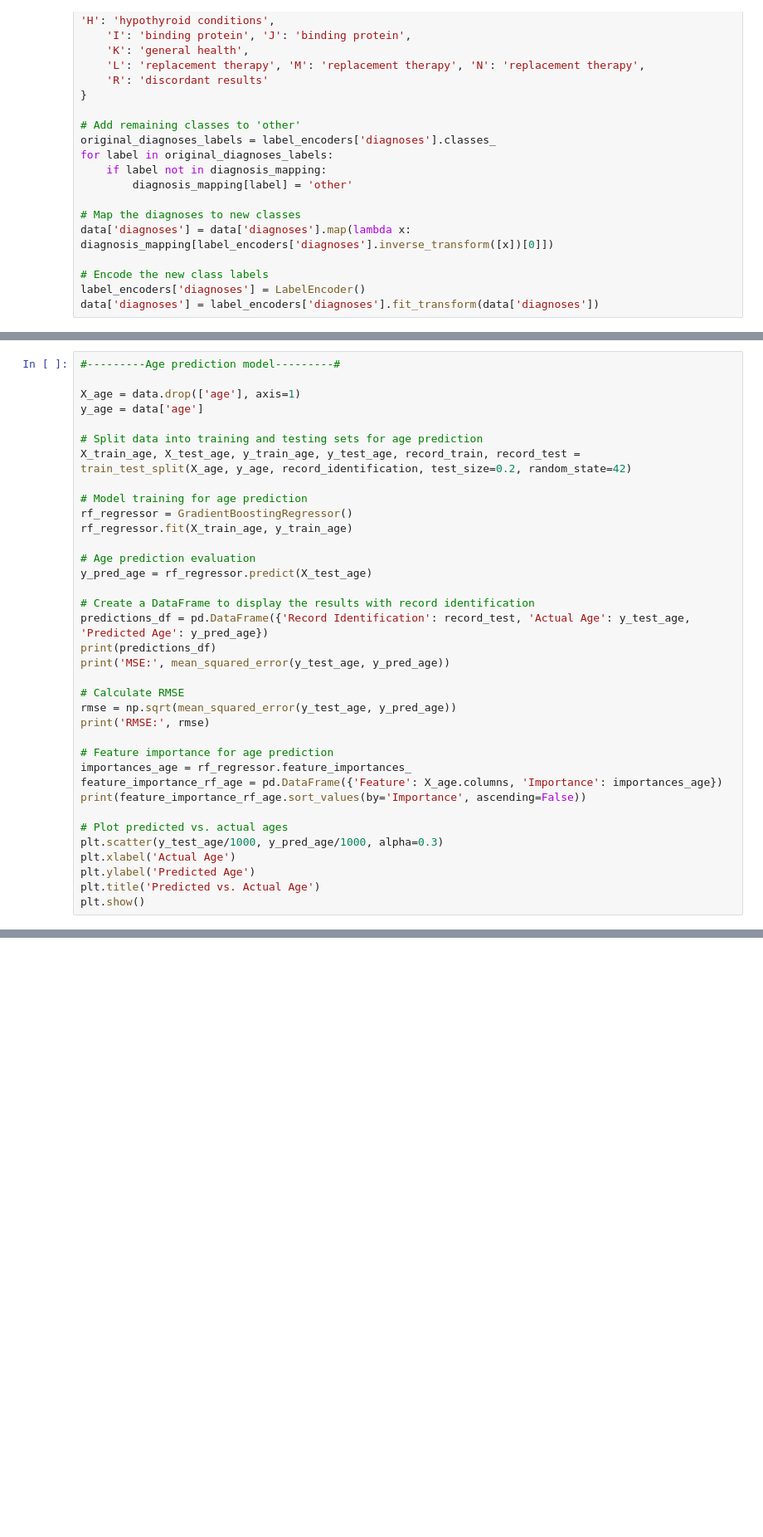
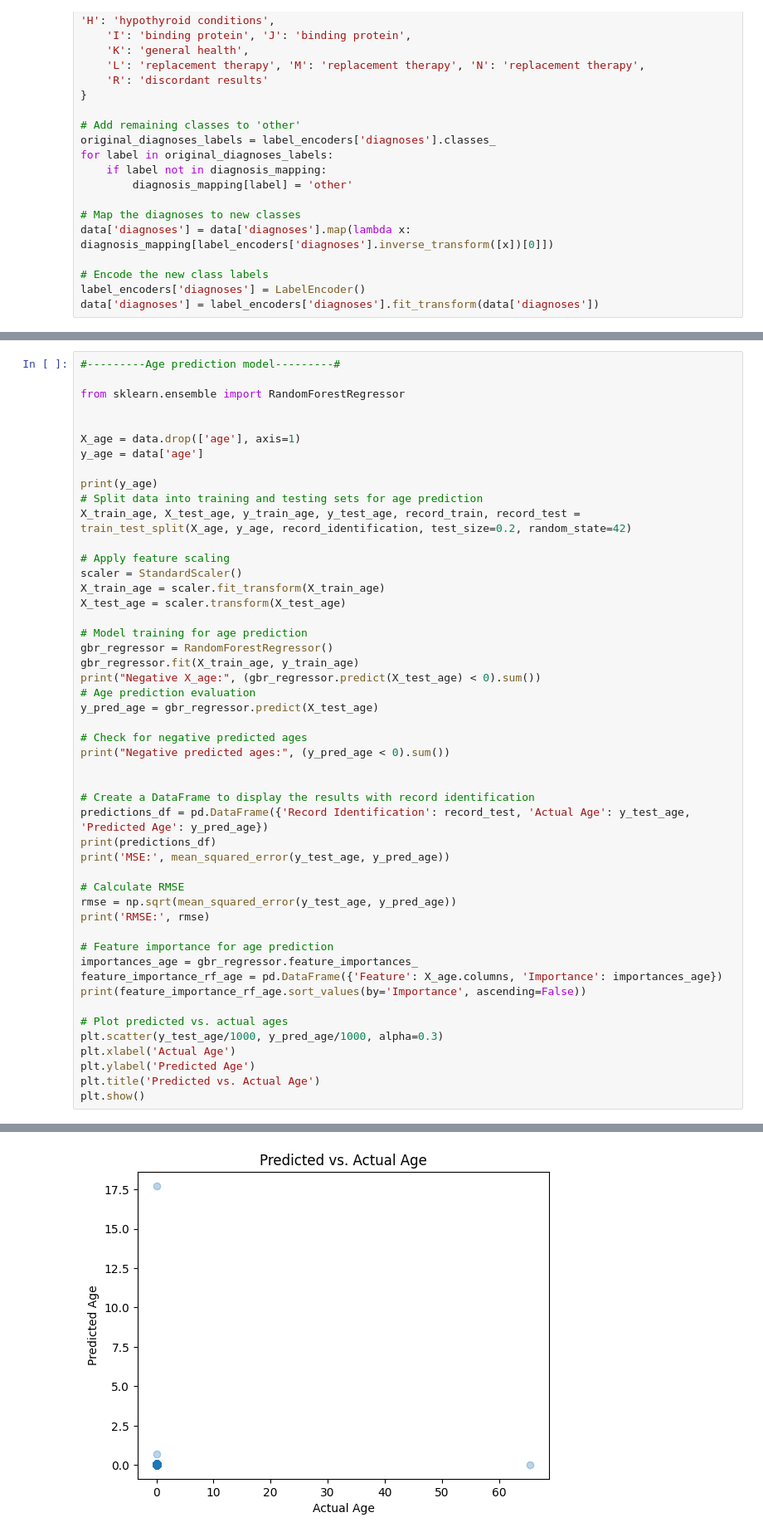
Before and after one commit to PedroMarques321/projeto_EC, a Jupyter notebook: projeto.ipynb, the cells around one changed output, grey strips where cells are left out. Shown: that part at 83% size. Saved outputs shown, nothing was run; the diff lists cells and outputs as text; blank space fills up the shorter version.

```diff
--- a/projeto.ipynb
+++ b/projeto.ipynb
@@ -119,18 +155,31 @@ print(feature_importance_df_diag.sort_values(by='Importance', ascending=False))
 # %%
 #---------Age prediction model---------#
+
+from sklearn.ensemble import RandomForestRegressor
+
 
 X_age = data.drop(['age'], axis=1)
 y_age = data['age']
 
+print(y_age)
 # Split data into training and testing sets for age prediction
 X_train_age, X_test_age, y_train_age, y_test_age, record_train, record_test = train_test_split(X_age, y_age, record_identification, test_size=0.2, random_state=42)
 
+# Apply feature scaling
+scaler = StandardScaler()
+X_train_age = scaler.fit_transform(X_train_age)
+X_test_age = scaler.transform(X_test_age)
+
 # Model training for age prediction
-rf_regressor = GradientBoostingRegressor()
-rf_regressor.fit(X_train_age, y_train_age)
+gbr_regressor = RandomForestRegressor()
+gbr_regressor.fit(X_train_age, y_train_age)
+print("Negative X_age:", (gbr_regressor.predict(X_test_age) < 0).sum())
+# Age prediction evaluation
+y_pred_age = gbr_regressor.predict(X_test_age)
 
-# Age prediction evaluation
-y_pred_age = rf_regressor.predict(X_test_age)
+# Check for negative predicted ages
+print("Negative predicted ages:", (y_pred_age < 0).sum())
+
 
 # Create a DataFrame to display the results with record identification
 predictions_df = pd.DataFrame({'Record Identification': record_test, 'Actual Age': y_test_age, 'Predicted Age': y_pred_age})
@@ -142,7 +191,7 @@ rmse = np.sqrt(mean_squared_error(y_test_age, y_pred_age))
 print('RMSE:', rmse)
 
 # Feature importance for age prediction
-importances_age = rf_regressor.feature_importances_
+importances_age = gbr_regressor.feature_importances_
 feature_importance_rf_age = pd.DataFrame({'Feature': X_age.columns, 'Importance': importances_age})
 print(feature_importance_rf_age.sort_values(by='Importance', ascending=False))
 
@@ -152,3 +201,4 @@ plt.xlabel('Actual Age')
 plt.ylabel('Predicted Age')
 plt.title('Predicted vs. Actual Age')
 plt.show()
+# %% [output]
@@ -155,3 +222,4 @@ plt.show()
+[figure, added]
 # %%
 #---------Sex prediction model---------#
 
```
Also changed, not shown: parts of 5 cells of this notebook.
